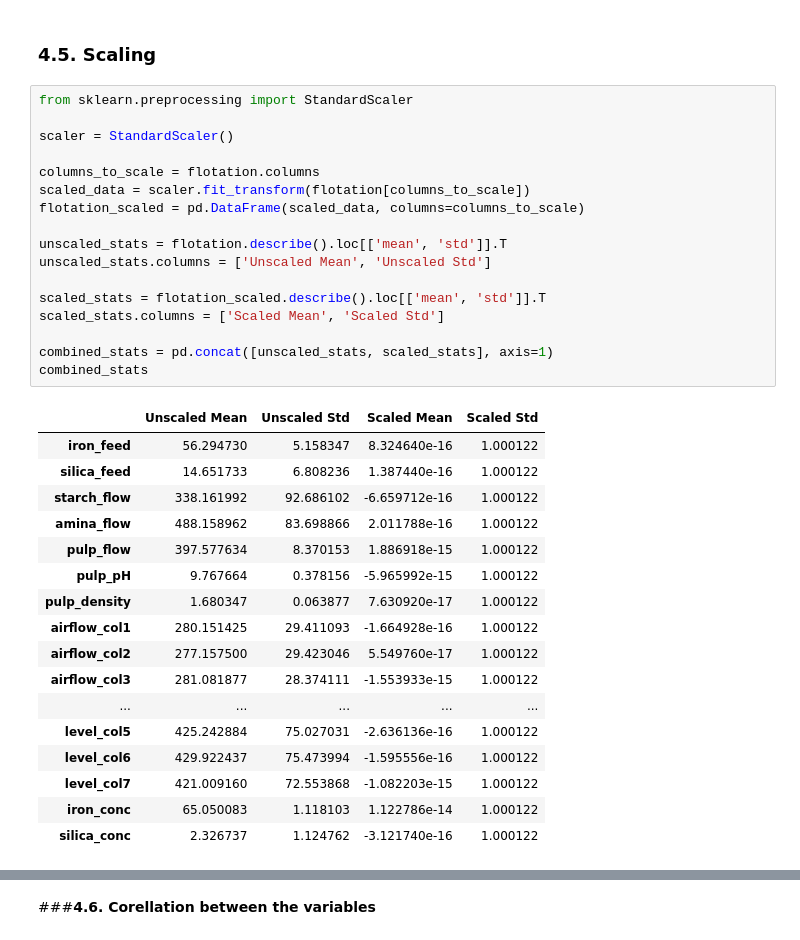
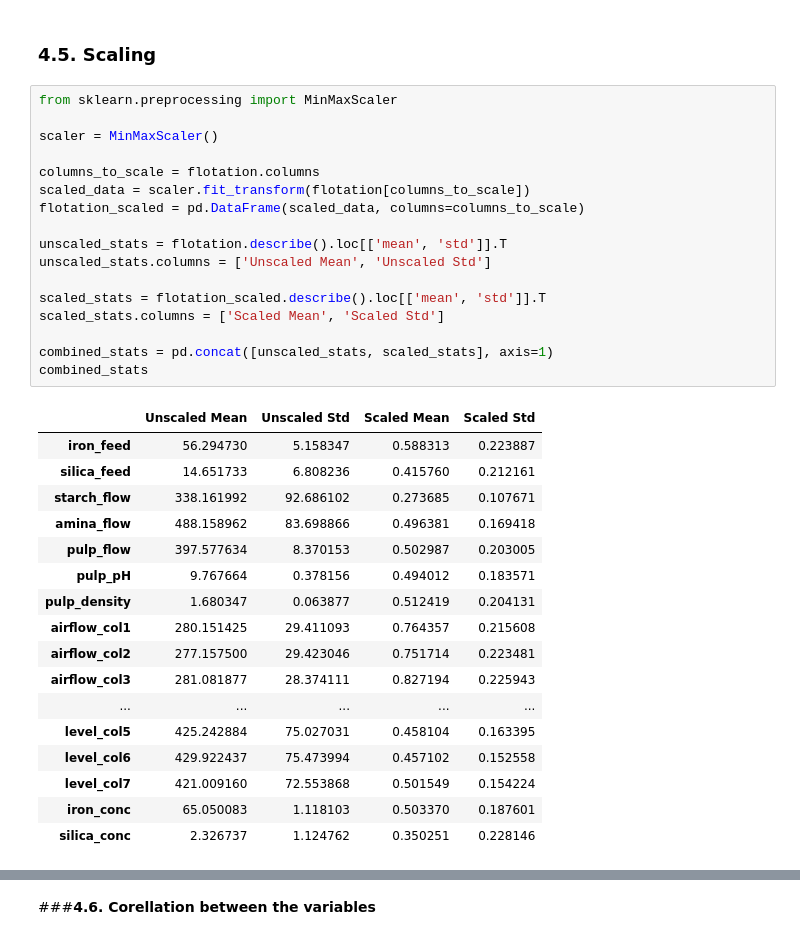
Before and after one commit to ArifAygun/Iron-Ore-Froth-Flotation-Quality-Prediction, a Jupyter notebook: AA_Graduate_Project_2.ipynb, the cells around one changed output, grey strips where cells are left out. Saved outputs shown, nothing was run; the diff lists cells and outputs as text.

```diff
--- a/AA_Graduate_Project_2.ipynb
+++ b/AA_Graduate_Project_2.ipynb
@@ -68,40 +68,40 @@ memory usage: 736.3 KB
 # %% [markdown]
 ### **4.5. Scaling**
 # %%
-from sklearn.preprocessing import StandardScaler
+from sklearn.preprocessing import MinMaxScaler
 
-scaler = StandardScaler()
+scaler = MinMaxScaler()
 
 columns_to_scale = flotation.columns
 scaled_data = scaler.fit_transform(flotation[columns_to_scale])
 flotation_scaled = pd.DataFrame(scaled_data, columns=columns_to_scale)
 
 unscaled_stats = flotation.describe().loc[['mean', 'std']].T
 unscaled_stats.columns = ['Unscaled Mean', 'Unscaled Std']
 
 scaled_stats = flotation_scaled.describe().loc[['mean', 'std']].T
 scaled_stats.columns = ['Scaled Mean', 'Scaled Std']
 
 combined_stats = pd.concat([unscaled_stats, scaled_stats], axis=1)
 combined_stats
 # %% [output]
 |  | Unscaled Mean | Unscaled Std | Scaled Mean | Scaled Std |
-| iron_feed | 56.294730 | 5.158347 | 8.324640e-16 | 1.000122 |
-| silica_feed | 14.651733 | 6.808236 | 1.387440e-16 | 1.000122 |
-| starch_flow | 338.161992 | 92.686102 | -6.659712e-16 | 1.000122 |
-| amina_flow | 488.158962 | 83.698866 | 2.011788e-16 | 1.000122 |
-| pulp_flow | 397.577634 | 8.370153 | 1.886918e-15 | 1.000122 |
-| pulp_pH | 9.767664 | 0.378156 | -5.965992e-15 | 1.000122 |
-| pulp_density | 1.680347 | 0.063877 | 7.630920e-17 | 1.000122 |
-| airflow_col1 | 280.151425 | 29.411093 | -1.664928e-16 | 1.000122 |
-| airflow_col2 | 277.157500 | 29.423046 | 5.549760e-17 | 1.000122 |
-| airflow_col3 | 281.081877 | 28.374111 | -1.553933e-15 | 1.000122 |
+| iron_feed | 56.294730 | 5.158347 | 0.588313 | 0.223887 |
+| silica_feed | 14.651733 | 6.808236 | 0.415760 | 0.212161 |
+| starch_flow | 338.161992 | 92.686102 | 0.273685 | 0.107671 |
+| amina_flow | 488.158962 | 83.698866 | 0.496381 | 0.169418 |
+| pulp_flow | 397.577634 | 8.370153 | 0.502987 | 0.203005 |
+| pulp_pH | 9.767664 | 0.378156 | 0.494012 | 0.183571 |
+| pulp_density | 1.680347 | 0.063877 | 0.512419 | 0.204131 |
+| airflow_col1 | 280.151425 | 29.411093 | 0.764357 | 0.215608 |
+| airflow_col2 | 277.157500 | 29.423046 | 0.751714 | 0.223481 |
+| airflow_col3 | 281.081877 | 28.374111 | 0.827194 | 0.225943 |
 | ... | ... | ... | ... | ... |
-| level_col5 | 425.242884 | 75.027031 | -2.636136e-16 | 1.000122 |
-| level_col6 | 429.922437 | 75.473994 | -1.595556e-16 | 1.000122 |
-| level_col7 | 421.009160 | 72.553868 | -1.082203e-15 | 1.000122 |
-| iron_conc | 65.050083 | 1.118103 | 1.122786e-14 | 1.000122 |
-| silica_conc | 2.326737 | 1.124762 | -3.121740e-16 | 1.000122 |
+| level_col5 | 425.242884 | 75.027031 | 0.458104 | 0.163395 |
+| level_col6 | 429.922437 | 75.473994 | 0.457102 | 0.152558 |
+| level_col7 | 421.009160 | 72.553868 | 0.501549 | 0.154224 |
+| iron_conc | 65.050083 | 1.118103 | 0.503370 | 0.187601 |
+| silica_conc | 2.326737 | 1.124762 | 0.350251 | 0.228146 |
 # %%
 flotation_scaled.describe().T
 # %% [output]
```
Also changed, not shown: parts of 11 cells of this notebook.
